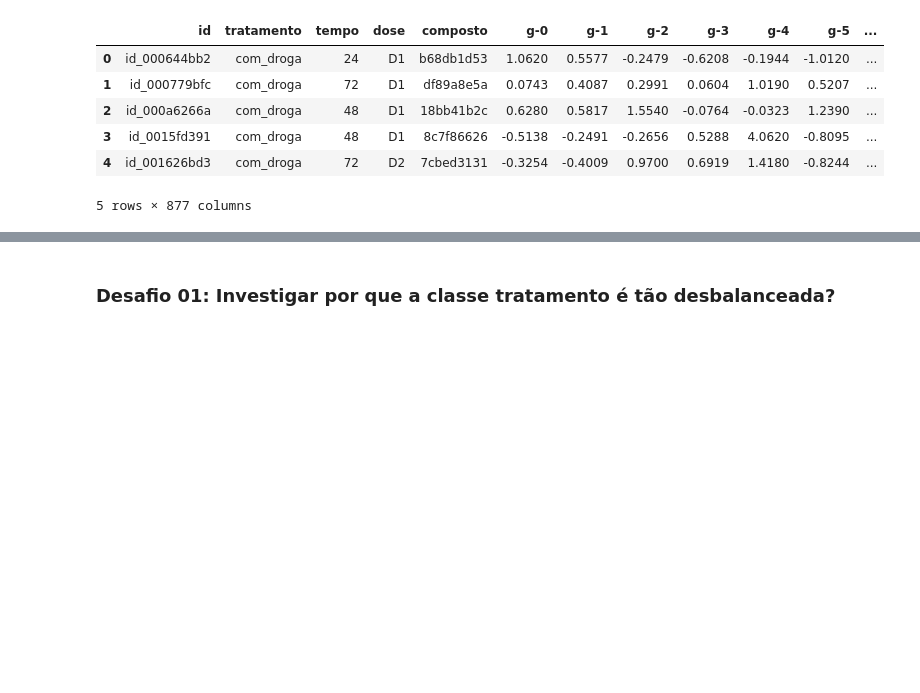
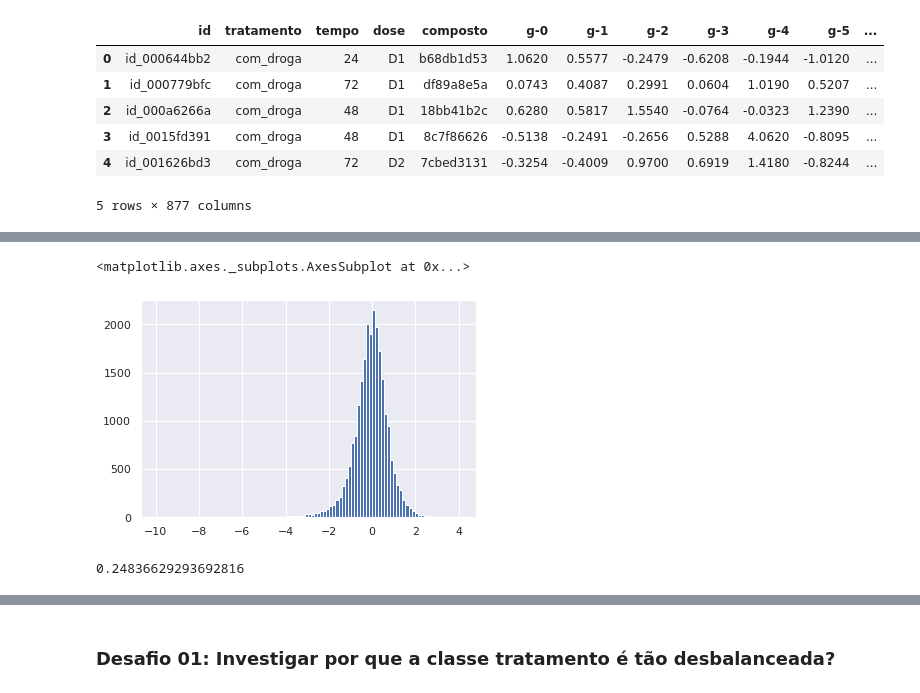
Before and after one commit to franciscoed/imersaodados3, a Jupyter notebook: notebooks/Imersao.ipynb, the cells around one changed output, grey strips where cells are left out. Drawn from its saved outputs; the diff is of its cells as text; code cells hidden in the pictures; blank space fills up the shorter version.

```diff
--- a/notebooks/Imersao.ipynb
+++ b/notebooks/Imersao.ipynb
@@ -161,0 +195,9 @@ sns.countplot(x='composto', data=dados)
+# %%
+dados['g-19'].hist(bins = 100)
+# %% [output]
+<matplotlib.axes._subplots.AxesSubplot at 0x...>
+[figure, added]
+# %%
+dados['g-0'].mean()
+# %% [output]
+0.24836629293692816
```
Also changed, not shown: parts of 34 cells of this notebook.
